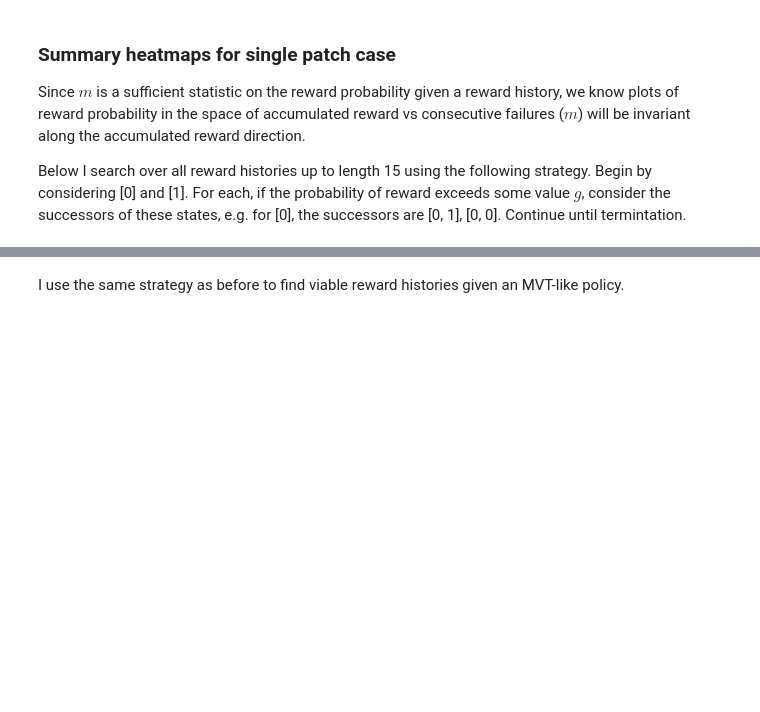
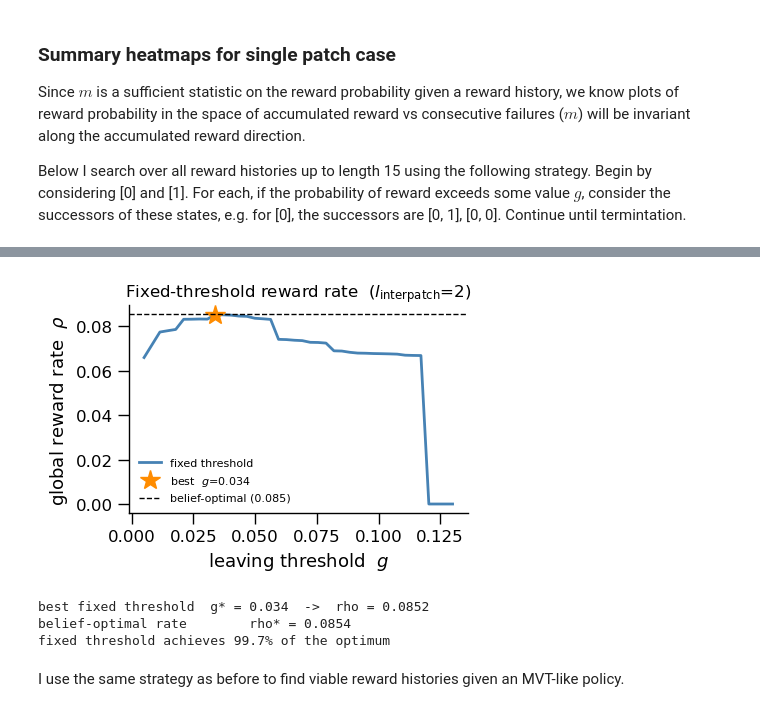
Before and after one commit to davidgbe/favorably_connected, a Jupyter notebook: code/notebooks/theoretical_markov_leaving_decisions.ipynb, the cells around one changed output, grey strips where cells are left out. Saved outputs shown, nothing was run; the diff lists cells and outputs as text; code cells hidden in the pictures; blank space fills up the shorter version.

```diff
--- a/code/notebooks/theoretical_markov_leaving_decisions.ipynb
+++ b/code/notebooks/theoretical_markov_leaving_decisions.ipynb
@@ -242,2 +408,39 @@ def prob(r, s_list, a_list):
+# %%
+s_list = np.linspace(0., 0.95, 10).tolist()
+a_list = np.linspace(0., 0.5, 10).tolist()
+
+l_interpatch = 2
+
+@functools.lru_cache(None)
+def preward(l, n, m):                      # belief: p(next reward | history summary)
+    return float(prob(np.array(_canon(l, n, m)), s_list, a_list))
+
+gs = np.linspace(0.005, 0.13, 40)
+rho_g = np.array([rate_fixed_threshold(g) for g in gs])
+rho_star = optimal_rate()
+best = int(np.argmax(rho_g))
+
+fig, ax = plt.subplots(figsize=(4.5, 3.2))
+ax.plot(gs, rho_g, color='steelblue', lw=2, label='fixed threshold')
+ax.plot(gs[best], rho_g[best], '*', color='darkorange', ms=15,
+        label=f'best  $g$={gs[best]:.3f}')
+ax.axhline(rho_star, ls='--', color='k', lw=1,
+           label=f'belief-optimal ({rho_star:.3f})')
+ax.set_xlabel(r'leaving threshold  $g$')
+ax.set_ylabel(r'global reward rate  $\rho$')
+ax.set_title(f'Fixed-threshold reward rate  ($l_{{\\rm interpatch}}$={l_interpatch})')
+ax.legend(frameon=False, fontsize=8)
+format_plot(ax)
+fig.tight_layout()
+plt.show()
+
+print(f'best fixed threshold  g* = {gs[best]:.3f}  ->  rho = {rho_g[best]:.4f}')
+print(f'belief-optimal rate        rho* = {rho_star:.4f}')
+print(f'fixed threshold achieves {100 * rho_g[best] / rho_star:.1f}% of the optimum')
+# %% [output]
+[figure, added]
+best fixed threshold  g* = 0.034  ->  rho = 0.0852
+belief-optimal rate        rho* = 0.0854
+fixed threshold achieves 99.7% of the optimum
 # %% [markdown]
 I use the same strategy as before to find viable reward histories given an MVT-like policy.
```
Also changed, not shown: parts of 24 cells of this notebook, 33 other files.
